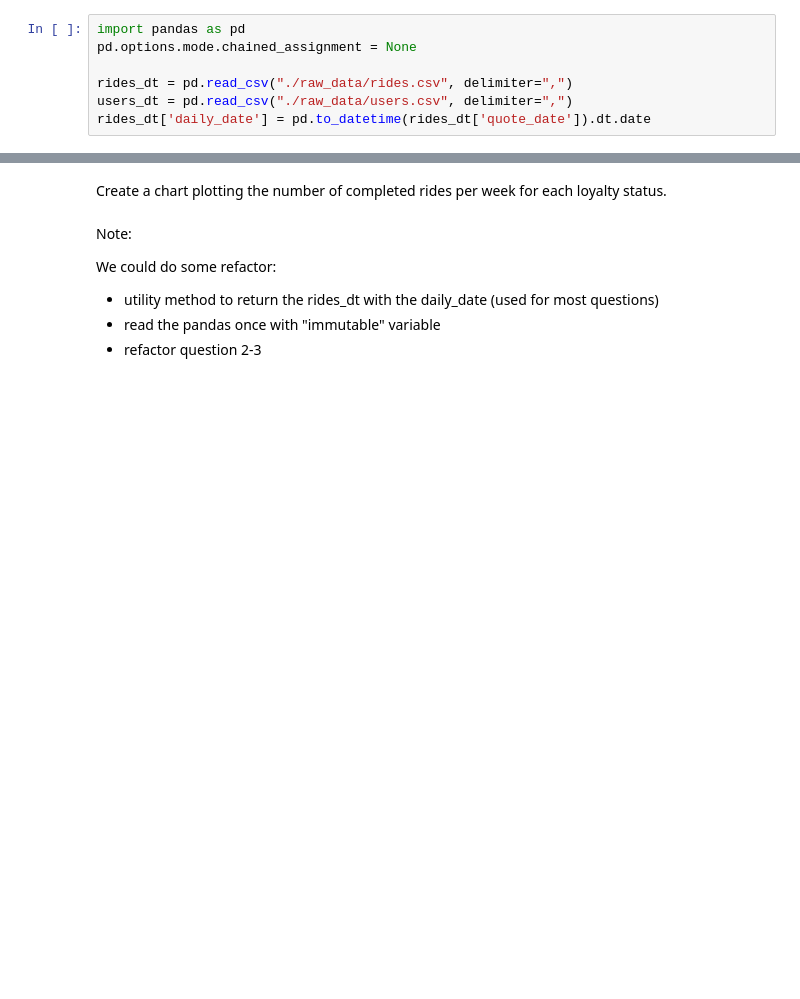
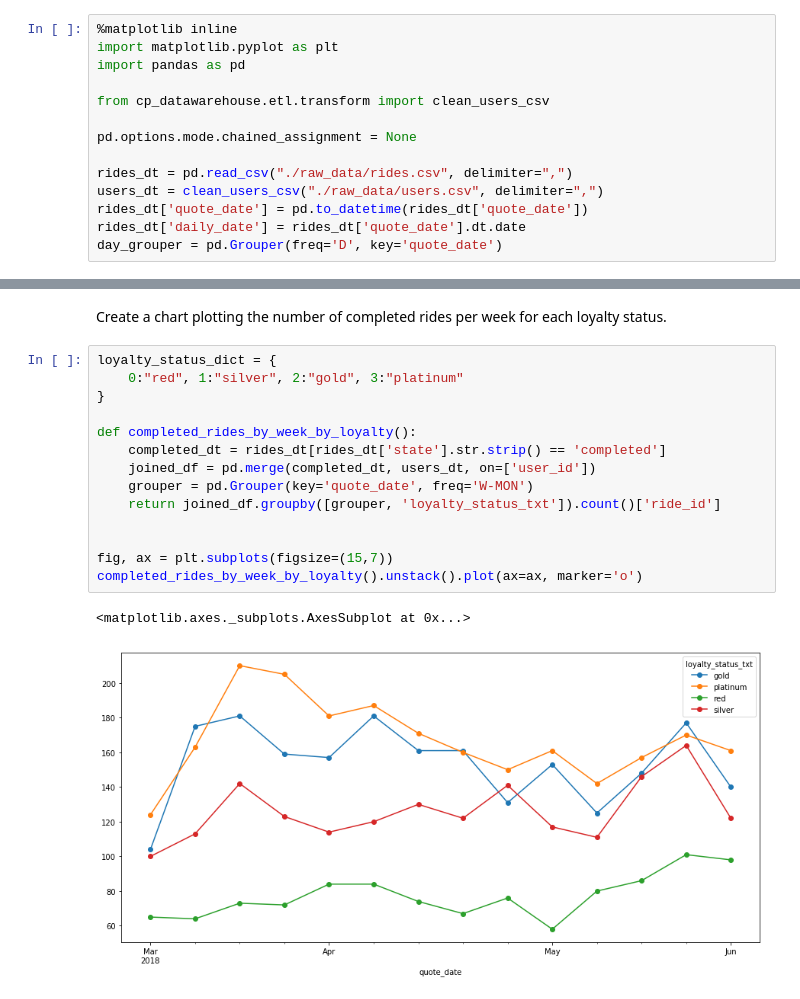
Before and after one commit to nicolasblaye/cp_datawarehouse, a Jupyter notebook: cp_datawarehouse/exploration/pandas.ipynb, the cells around one changed output, grey strips where cells are left out. Cells and saved outputs as stored; diff of their text form; blank space fills up the shorter version.

Commit message:
Question 4 solved but not done

```diff
--- a/cp_datawarehouse/exploration/pandas.ipynb
+++ b/cp_datawarehouse/exploration/pandas.ipynb
@@ -1,10 +1,17 @@
 # %%
+%matplotlib inline
+import matplotlib.pyplot as plt
 import pandas as pd
+
+from cp_datawarehouse.etl.transform import clean_users_csv
+
 pd.options.mode.chained_assignment = None
 
 rides_dt = pd.read_csv("./raw_data/rides.csv", delimiter=",")
-users_dt = pd.read_csv("./raw_data/users.csv", delimiter=",")
-rides_dt['daily_date'] = pd.to_datetime(rides_dt['quote_date']).dt.date
+users_dt = clean_users_csv("./raw_data/users.csv", delimiter=",")
+rides_dt['quote_date'] = pd.to_datetime(rides_dt['quote_date'])
+rides_dt['daily_date'] = rides_dt['quote_date'].dt.date
+day_grouper = pd.Grouper(freq='D', key='quote_date')
 # %% [markdown]
 Write a function which returns a dataframe listing all the users, with the following columns:
 * user_id
@@ -76,10 +83,20 @@ lowest_nb_rides_5_days()
 | 2018-06-04 | 3 |
 # %% [markdown]
 Create a chart plotting the number of completed rides per week for each loyalty status.
-# %% [markdown]
-Note:
-
-We could do some refactor:
-- utility method to return the rides_dt with the daily_date (used for most questions)
-- read the pandas once with "immutable" variable
-- refactor question 2-3
+# %%
+loyalty_status_dict = {
+    0:"red", 1:"silver", 2:"gold", 3:"platinum"
+}
+
+def completed_rides_by_week_by_loyalty():
+    completed_dt = rides_dt[rides_dt['state'].str.strip() == 'completed']
+    joined_df = pd.merge(completed_dt, users_dt, on=['user_id'])
+    grouper = pd.Grouper(key='quote_date', freq='W-MON')
+    return joined_df.groupby([grouper, 'loyalty_status_txt']).count()['ride_id']
+
+
+fig, ax = plt.subplots(figsize=(15,7))
+completed_rides_by_week_by_loyalty().unstack().plot(ax=ax, marker='o')
+# %% [output]
+<matplotlib.axes._subplots.AxesSubplot at 0x...>
+[figure, added]
```
Also changed, not shown: parts of 1 cell of this notebook.
